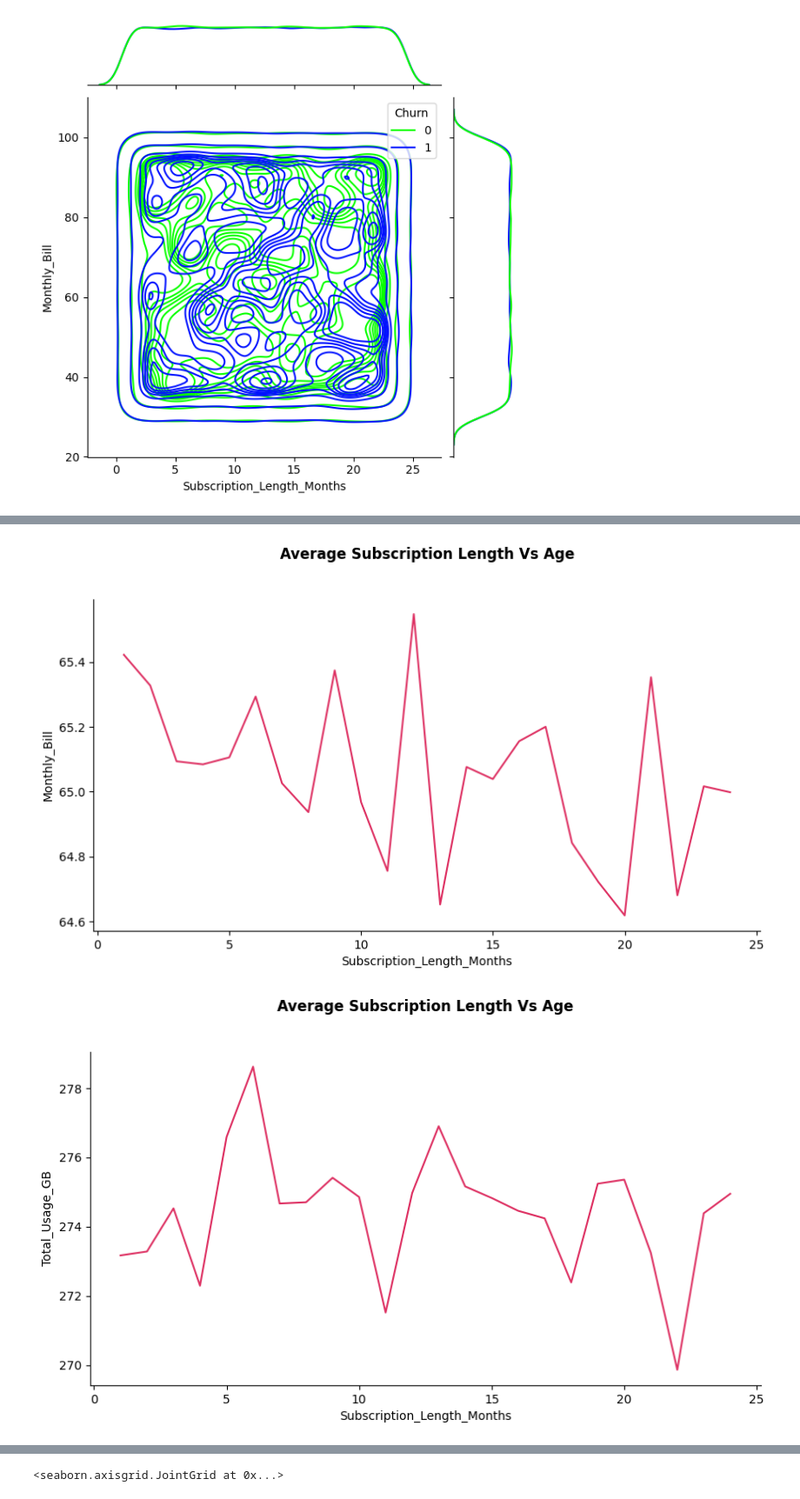
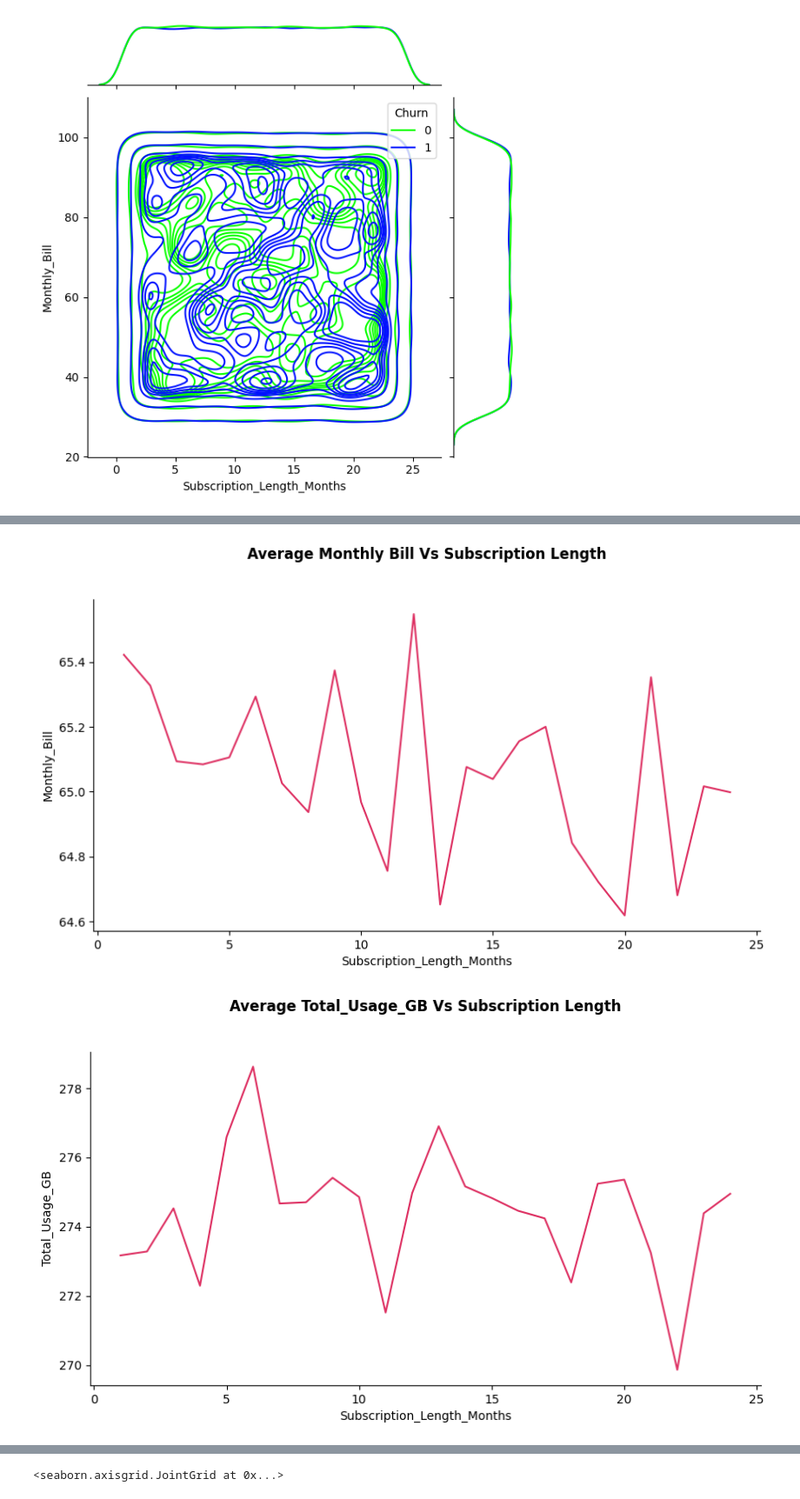
Before and after one commit to BhanuSrihridai/Customer-Churn-Prediction, a Jupyter notebook: Customer_Churn_Prediction.ipynb, the cells around one changed output, grey strips where cells are left out. Shown at 87% size. Cells and saved outputs as stored; diff of their text form; code cells hidden in the pictures.

```diff
--- a/Customer_Churn_Prediction.ipynb
+++ b/Customer_Churn_Prediction.ipynb
@@ -520,4 +518,4 @@ sns.jointplot(data=data,y='Monthly_Bill',x='Subscription_Length_Months',palette=
 [figure]
 # %%
 data_group_sub_months=data.groupby('Subscription_Length_Months').mean()
-data_group_sub_months
+data_group_sub_months.reset_index(inplace=True)
@@ -543,16 +542,16 @@ data_group_sub_months
 # %%
 plt.figure(figsize=(10,5))
-plt.title("Average Subscription Length Vs Age",y=1.1,fontweight='bold')
+plt.title("Average Monthly Bill Vs Subscription Length",y=1.1,fontweight='bold')
 
-fig=sns.lineplot(data=data_group_sub_months,y=data_group_sub_months["Monthly_Bill"],x=data_group_sub_months.index,color='#DE3163')
+fig=sns.lineplot(data=data_group_sub_months,y=data_group_sub_months["Monthly_Bill"],x=data_group_sub_months.Subscription_Length_Months,color='#DE3163')
 fig.spines[['right','top']].set_visible(False)                                          # Removing the chart junk like boarders
 # %% [output]
-[figure, old version]
+[figure, new version]
 # %%
 plt.figure(figsize=(10,5))
-plt.title("Average Subscription Length Vs Age",y=1.1,fontweight='bold')
+plt.title("Average Total_Usage_GB Vs Subscription Length",y=1.1,fontweight='bold')
 
-fig=sns.lineplot(data=data_group_sub_months,y=data_group_sub_months["Total_Usage_GB"],x=data_group_sub_months.index,color='#DE3163')
+fig=sns.lineplot(data=data_group_sub_months,y=data_group_sub_months["Total_Usage_GB"],x=data_group_sub_months.Subscription_Length_Months,color='#DE3163')
 fig.spines[['right','top']].set_visible(False)                                          # Removing the chart junk like boarders
 # %% [output]
-[figure, old version]
+[figure, new version]
```
Also changed, not shown: parts of 14 cells of this notebook.
